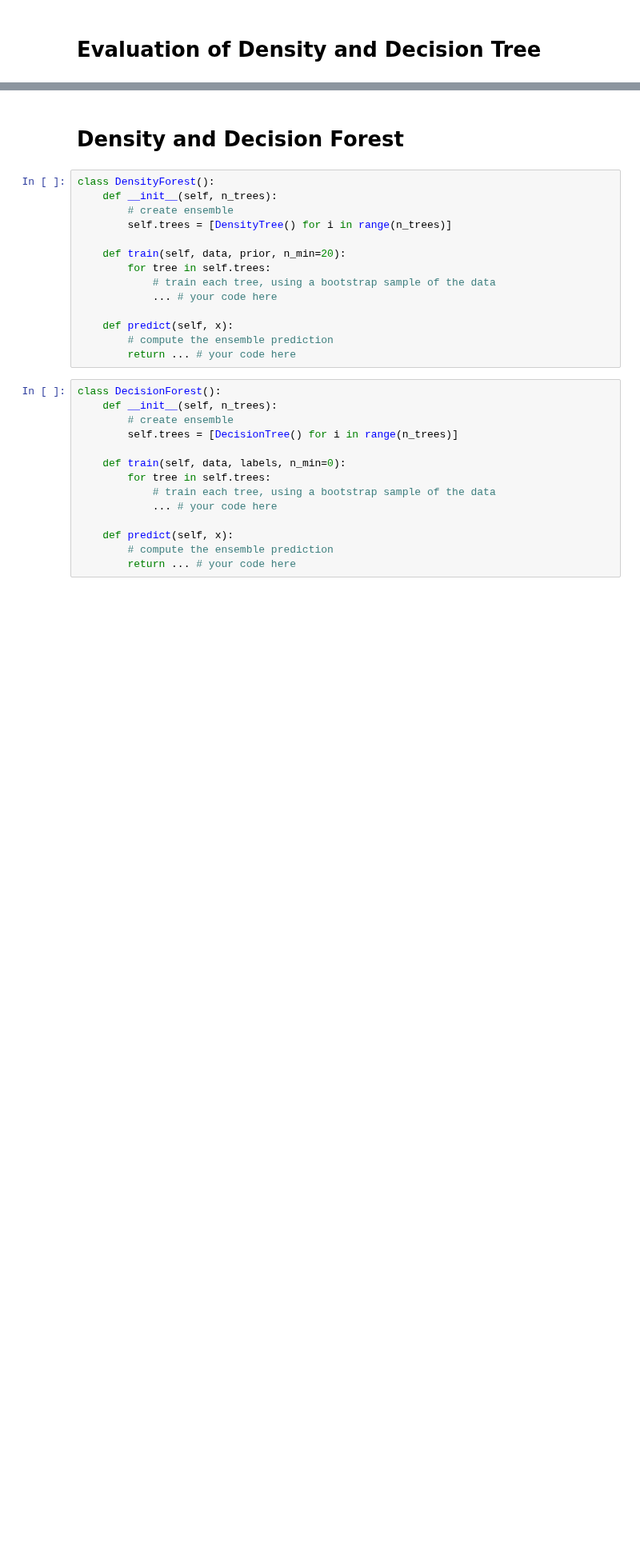
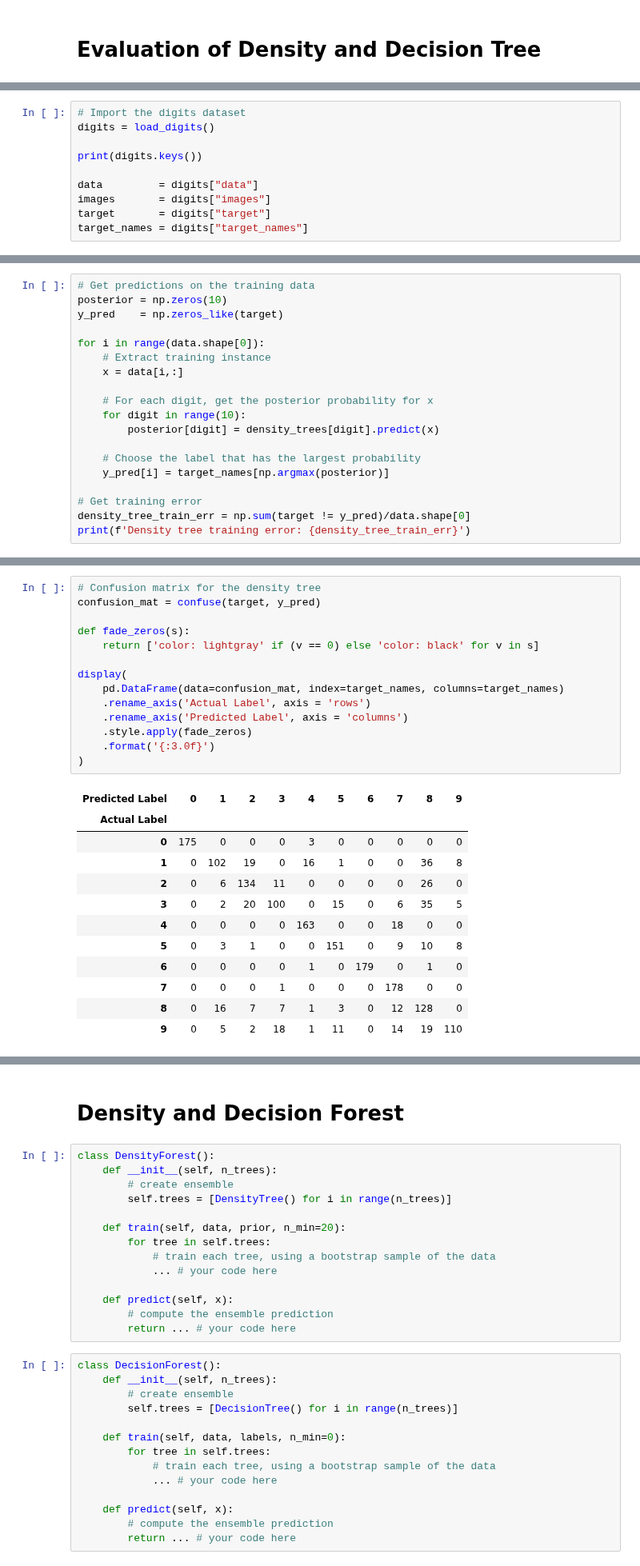
Before and after one commit to eliaserland/heidelberg-courses, a Jupyter notebook: machine-learning/problem-set-4/tree-methods-stubs.ipynb, the cells around one changed output, grey strips where cells are left out. Shown at 80% size. Drawn from its saved outputs; the diff is of its cells as text; blank space fills up the shorter version.

```diff
--- a/machine-learning/problem-set-4/tree-methods-stubs.ipynb
+++ b/machine-learning/problem-set-4/tree-methods-stubs.ipynb
@@ -328,0 +323,10 @@ def node_is_pure(node):
+# %%
+# Import the digits dataset
+digits = load_digits()
+
+print(digits.keys())
+
+data         = digits["data"]
+images       = digits["images"]
+target       = digits["target"]
+target_names = digits["target_names"]
@@ -328,0 +352,19 @@ def node_is_pure(node):
+# %%
+# Get predictions on the training data
+posterior = np.zeros(10)
+y_pred    = np.zeros_like(target)
+
+for i in range(data.shape[0]):
+    # Extract training instance
+    x = data[i,:]
+
+    # For each digit, get the posterior probability for x
+    for digit in range(10):
+        posterior[digit] = density_trees[digit].predict(x)
+
+    # Choose the label that has the largest probability
+    y_pred[i] = target_names[np.argmax(posterior)]
+
+# Get training error
+density_tree_train_err = np.sum(target != y_pred)/data.shape[0]
+print(f'Density tree training error: {density_tree_train_err}')
@@ -328,0 +419,27 @@ def node_is_pure(node):
+# %%
+# Confusion matrix for the density tree
+confusion_mat = confuse(target, y_pred)
+
+def fade_zeros(s):
+    return ['color: lightgray' if (v == 0) else 'color: black' for v in s]
+
+display(
+    pd.DataFrame(data=confusion_mat, index=target_names, columns=target_names)
+    .rename_axis('Actual Label', axis = 'rows')
+    .rename_axis('Predicted Label', axis = 'columns')
+    .style.apply(fade_zeros)
+    .format('{:3.0f}')
+)
+# %% [output]
+| Predicted Label | 0 | 1 | 2 | 3 | 4 | 5 | 6 | 7 | 8 | 9 |
+| Actual Label |  |  |  |  |  |  |  |  |  |  |
+| 0 | 175 | 0 | 0 | 0 | 3 | 0 | 0 | 0 | 0 | 0 |
+| 1 | 0 | 102 | 19 | 0 | 16 | 1 | 0 | 0 | 36 | 8 |
+| 2 | 0 | 6 | 134 | 11 | 0 | 0 | 0 | 0 | 26 | 0 |
+| 3 | 0 | 2 | 20 | 100 | 0 | 15 | 0 | 6 | 35 | 5 |
+| 4 | 0 | 0 | 0 | 0 | 163 | 0 | 0 | 18 | 0 | 0 |
+| 5 | 0 | 3 | 1 | 0 | 0 | 151 | 0 | 9 | 10 | 8 |
+| 6 | 0 | 0 | 0 | 0 | 1 | 0 | 179 | 0 | 1 | 0 |
+| 7 | 0 | 0 | 0 | 1 | 0 | 0 | 0 | 178 | 0 | 0 |
+| 8 | 0 | 16 | 7 | 7 | 1 | 3 | 0 | 12 | 128 | 0 |
+| 9 | 0 | 5 | 2 | 18 | 1 | 11 | 0 | 14 | 19 | 110 |
```
Also changed, not shown: parts of 19 cells of this notebook.
